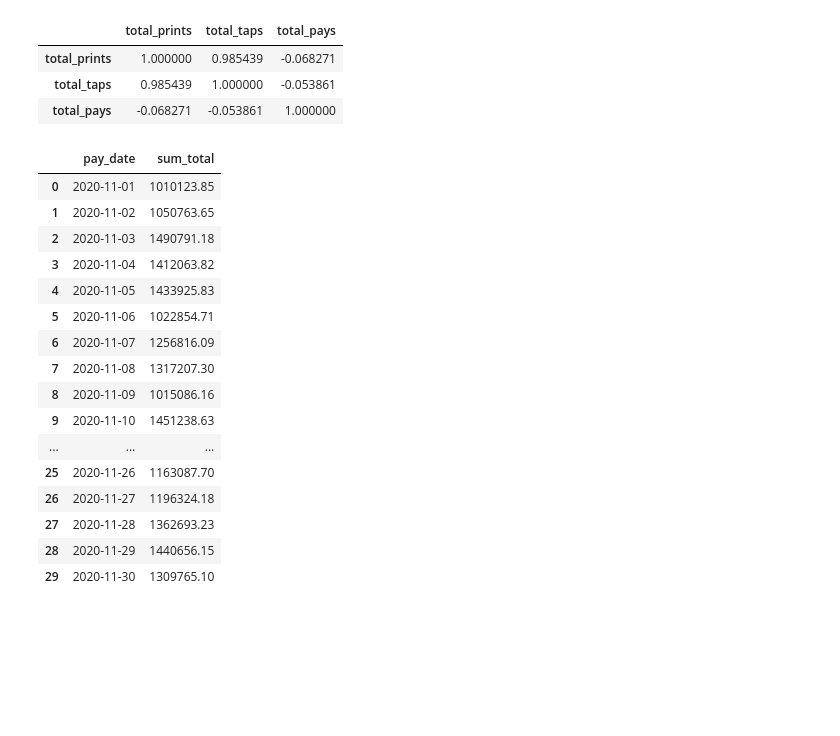
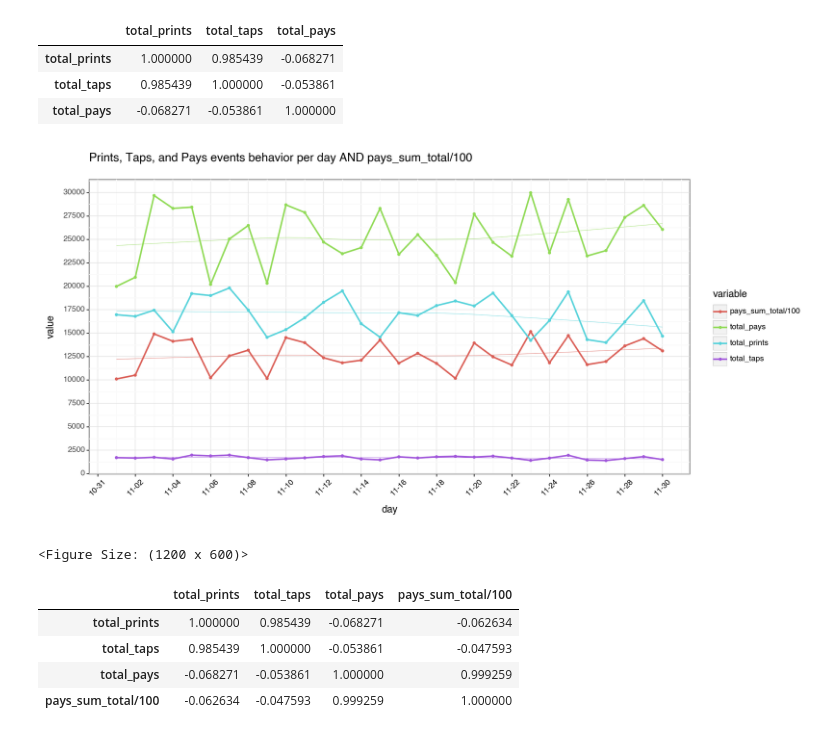
Before and after one commit to andresvivallo/meli, a Jupyter notebook: EDA.ipynb, the cells around one changed output. Saved outputs shown, nothing was run; the diff lists cells and outputs as text; code cells hidden in the pictures; blank space fills up the shorter version.

```diff
--- a/EDA.ipynb
+++ b/EDA.ipynb
@@ -595,35 +580,3 @@ corr.style.background_gradient(cmap='coolwarm')
 | total_prints | 1.000000 | 0.985439 | -0.068271 |
 | total_taps | 0.985439 | 1.000000 | -0.053861 |
 | total_pays | -0.068271 | -0.053861 | 1.000000 |
-# %%
-df_pays.groupby(
-    "pay_date"
-).sum(
-).reset_index(
-).drop(
-    [
-        "user_id",
-        "value_prop"
-    ],
-    axis=1
-).rename(
-    columns={"total": "sum_total"}
-)
-# %% [output]
-|  | pay_date | sum_total |
-| 0 | 2020-11-01 | 1010123.85 |
-| 1 | 2020-11-02 | 1050763.65 |
-| 2 | 2020-11-03 | 1490791.18 |
-| 3 | 2020-11-04 | 1412063.82 |
-| 4 | 2020-11-05 | 1433925.83 |
-| 5 | 2020-11-06 | 1022854.71 |
-| 6 | 2020-11-07 | 1256816.09 |
-| 7 | 2020-11-08 | 1317207.30 |
-| 8 | 2020-11-09 | 1015086.16 |
-| 9 | 2020-11-10 | 1451238.63 |
-| ... | ... | ... |
-| 25 | 2020-11-26 | 1163087.70 |
-| 26 | 2020-11-27 | 1196324.18 |
-| 27 | 2020-11-28 | 1362693.23 |
-| 28 | 2020-11-29 | 1440656.15 |
-| 29 | 2020-11-30 | 1309765.10 |
@@ -629,0 +614,48 @@ df_pays.groupby(
+# %%
+# Plotting Time Series with ggplot to get more information about the data
+import numpy as np
+from plotnine import ( # type: ignore
+    ggplot, aes, geom_line,
+    theme, element_text, scale_x_datetime,
+    theme_bw, geom_smooth, geom_point,
+    ggtitle, scale_y_continuous, geom_hline
+)
+
+# ggplot
+(
+    ggplot(df_long)
+    + aes(x="day", y="value", color="variable")
+    + geom_line(size=1)
+    + geom_point(size=1)
+    + geom_smooth(se=False, size=0.2)
+    + scale_y_continuous(
+        breaks=np.linspace(start=0, stop=50000, num=21)
+    )
+    + scale_x_datetime(
+        date_breaks = "2 day", date_labels="%m-%d"
+    )
+    + ggtitle(
+        title="Prints, Taps, and Pays events behavior per day AND pays_sum_total/100"
+    )
+    + theme_bw()
+    + theme(
+        axis_text_x=element_text(
+            colour="black", face="bold", angle=45, hjust=0.5
+        ),
+        figure_size=(12, 6)
+    )
+)
+# %% [output]
+[figure, added]
+<Figure Size: (1200 x 600)>
+# %%
+corr = df_total_counts_and_sum.drop(
+    "day", axis=1
+).corr()
+corr.style.background_gradient(cmap='coolwarm')
+# %% [output]
+|  | total_prints | total_taps | total_pays | pays_sum_total/100 |
+| total_prints | 1.000000 | 0.985439 | -0.068271 | -0.062634 |
+| total_taps | 0.985439 | 1.000000 | -0.053861 | -0.047593 |
+| total_pays | -0.068271 | -0.053861 | 1.000000 | 0.999259 |
+| pays_sum_total/100 | -0.062634 | -0.047593 | 0.999259 | 1.000000 |
```
Also changed, not shown: parts of 12 cells of this notebook, 6 other files.
